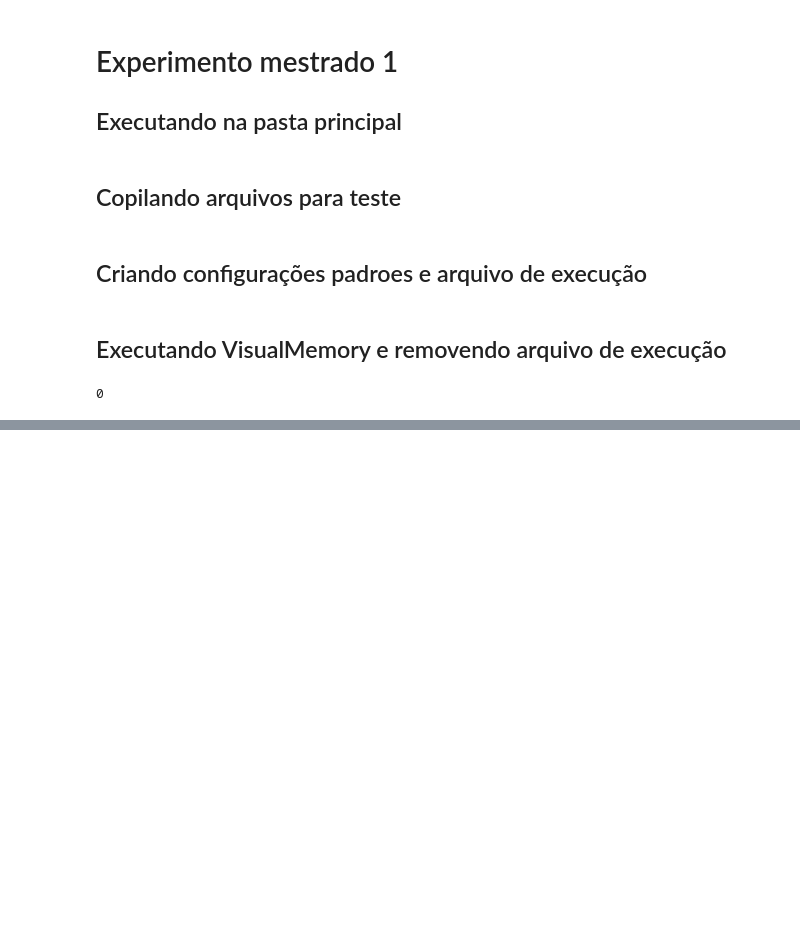
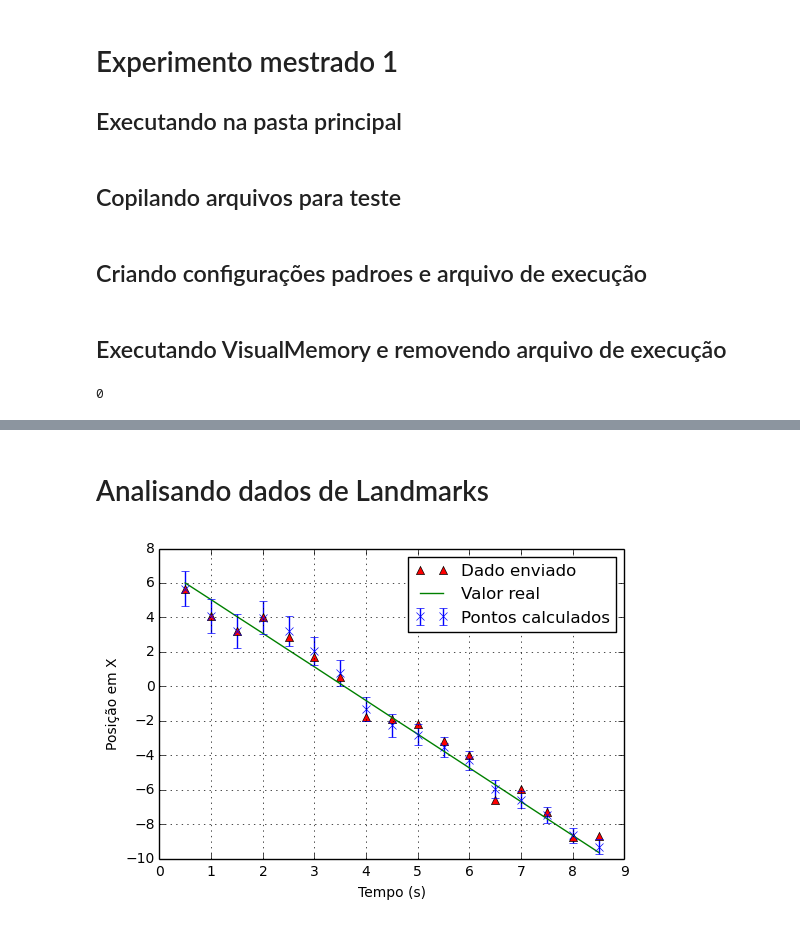
Before and after one commit to RoboFEI/RoboFEI-HT_2019, a Jupyter notebook: AI/Visual_Memory/Workbench/iPython/Testes/experimento1.ipynb, the cells around one changed output, grey strips where cells are left out. Saved outputs shown, nothing was run; the diff lists cells and outputs as text; code cells hidden in the pictures; blank space fills up the shorter version.

```diff
--- a/AI/Visual_Memory/Workbench/iPython/Testes/experimento1.ipynb
+++ b/AI/Visual_Memory/Workbench/iPython/Testes/experimento1.ipynb
@@ -66,7 +74,7 @@ os.system("rm run.sh")
 # %% [output]
 0
 # %%
-FALHA = 50
+FALHA = 100
 FALHACOR = 100
 # vx = 2; vy = 1; vax = 5; vay = -1; vox = -3; voy = -1.5; ω = 1°
 listaLand = [
@@ -204,0 +240,4 @@ for t in np.arange(0, 8.5, 0.5):
+# %%
+clistaLand = [a for a in clistaLand if a != None]
+clistaAliado = [a for a in clistaAliado if a != None]
+clistaOponente = [a for a in clistaOponente if a != None]
@@ -204,0 +358,26 @@ for t in np.arange(0, 8.5, 0.5):
+# %%
+DataLand = pd.DataFrame(
+    DataLand,
+    columns=[
+        "Tempo",
+        "Posição X",
+        "Posição Y",
+        "Velocidade X",
+        "Velocidade Y",
+        "Aceleração X",
+        "Aceleração Y",
+        "Erro PX",
+        "Erro PY",
+        "Erro VX",
+        "Erro VY",
+        "Erro AX",
+        "Erro AY",
+        "Covariância PX",
+        "Covariância PY",
+        "Covariância VX",
+        "Covariância VY",
+        "Covariância AX",
+        "Covariância AY",
+    ]
+)
+DataLand
@@ -204,0 +463,15 @@ for t in np.arange(0, 8.5, 0.5):
+# %% [markdown]
+# Analisando dados de Landmarks
+# %%
+plt.plot([a["time"]+0.5 for a in clistaLand], [a["pos"][0] for a in clistaLand], "r^", label="Dado enviado")
+plt.plot([i["time"]+0.5 for i in listaLand], [i["pos"][0] for i in listaLand], "g", label= "Valor real")
+plt.errorbar(DataLand["Tempo"], DataLand["Posição X"], DataLand["Erro PX"], fmt='bx', label= "Pontos calculados")
+plt.xlabel("Tempo (s)")
+plt.ylabel(u"Posição em X")
+plt.ylim([-10, 8])
+plt.xlim([0, 9])
+plt.legend()
+plt.grid()
+plt.show()
+# %% [output]
+[figure, added]
```
Also changed, not shown: parts of 16 cells of this notebook, 19 other files.
